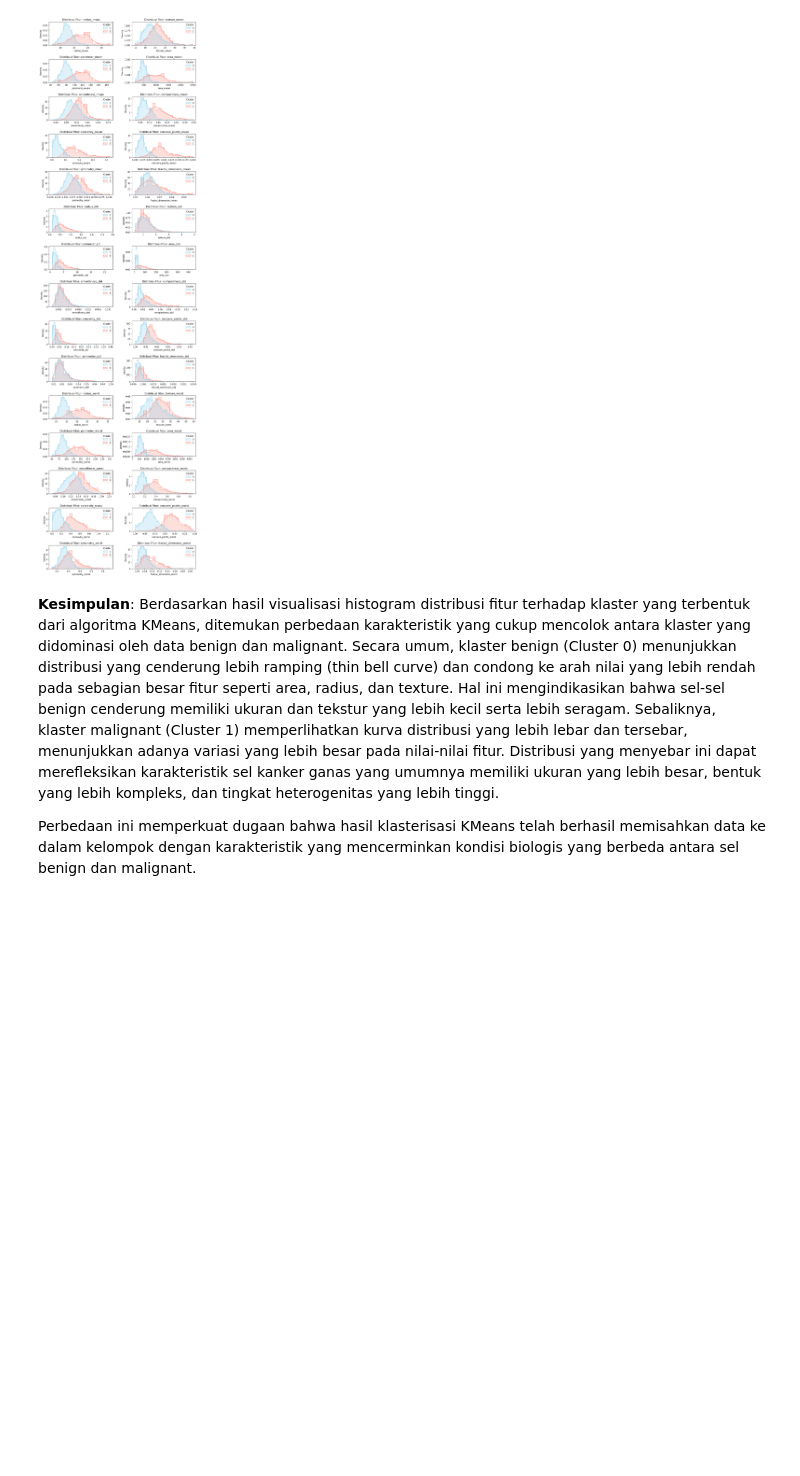
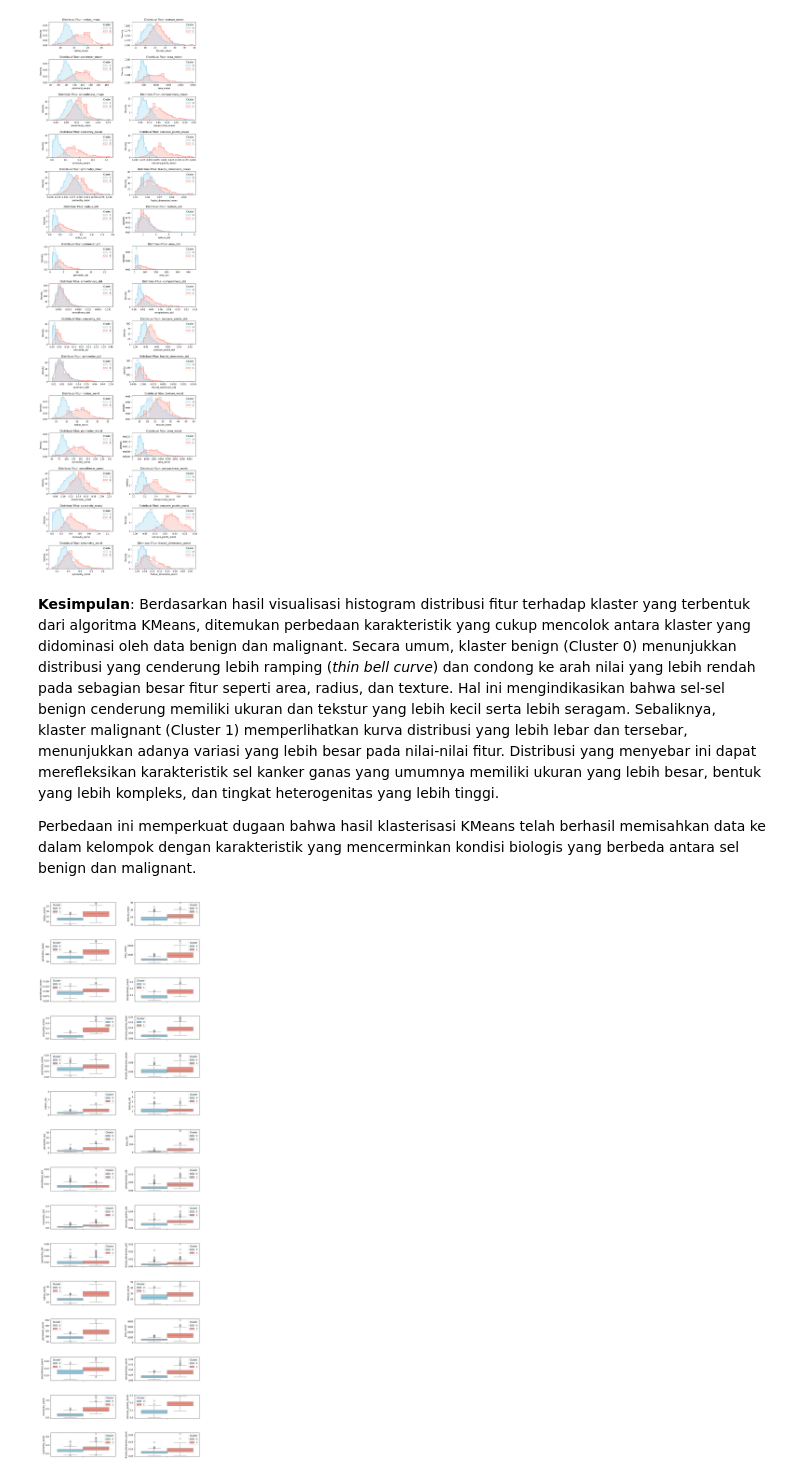
Before and after one commit to itsqal/analisa-tumor-klasifikasi-clustering, a Jupyter notebook: Analisis Prediktif dan Segmentasi Data Kanker Payudara.ipynb, the cells around one changed output. Drawn from its saved outputs; the diff is of its cells as text; code cells hidden in the pictures; blank space fills up the shorter version.

```diff
--- a/Analisis Prediktif dan Segmentasi Data Kanker Payudara.ipynb
+++ b/Analisis Prediktif dan Segmentasi Data Kanker Payudara.ipynb
@@ -811,6 +864,25 @@ plt.show()
 # %% [output]
 [figure]
 # %% [markdown]
-**Kesimpulan**: Berdasarkan hasil visualisasi histogram distribusi fitur terhadap klaster yang terbentuk dari algoritma KMeans, ditemukan perbedaan karakteristik yang cukup mencolok antara klaster yang didominasi oleh data benign dan malignant. Secara umum, klaster benign (Cluster 0) menunjukkan distribusi yang cenderung lebih ramping (thin bell curve) dan condong ke arah nilai yang lebih rendah pada sebagian besar fitur seperti area, radius, dan texture. Hal ini mengindikasikan bahwa sel-sel benign cenderung memiliki ukuran dan tekstur yang lebih kecil serta lebih seragam. Sebaliknya, klaster malignant (Cluster 1) memperlihatkan kurva distribusi yang lebih lebar dan tersebar, menunjukkan adanya variasi yang lebih besar pada nilai-nilai fitur. Distribusi yang menyebar ini dapat merefleksikan karakteristik sel kanker ganas yang umumnya memiliki ukuran yang lebih besar, bentuk yang lebih kompleks, dan tingkat heterogenitas yang lebih tinggi.
+**Kesimpulan**: Berdasarkan hasil visualisasi histogram distribusi fitur terhadap klaster yang terbentuk dari algoritma KMeans, ditemukan perbedaan karakteristik yang cukup mencolok antara klaster yang didominasi oleh data benign dan malignant. Secara umum, klaster benign (Cluster 0) menunjukkan distribusi yang cenderung lebih ramping (*thin bell curve*) dan condong ke arah nilai yang lebih rendah pada sebagian besar fitur seperti area, radius, dan texture. Hal ini mengindikasikan bahwa sel-sel benign cenderung memiliki ukuran dan tekstur yang lebih kecil serta lebih seragam. Sebaliknya, klaster malignant (Cluster 1) memperlihatkan kurva distribusi yang lebih lebar dan tersebar, menunjukkan adanya variasi yang lebih besar pada nilai-nilai fitur. Distribusi yang menyebar ini dapat merefleksikan karakteristik sel kanker ganas yang umumnya memiliki ukuran yang lebih besar, bentuk yang lebih kompleks, dan tingkat heterogenitas yang lebih tinggi.
 
 Perbedaan ini memperkuat dugaan bahwa hasil klasterisasi KMeans telah berhasil memisahkan data ke dalam kelompok dengan karakteristik yang mencerminkan kondisi biologis yang berbeda antara sel benign dan malignant.
+# %%
+# Analisa boxplot fitur kedua cluster
+columns = X.columns
+
+fig, axs = plt.subplots(15, 2, figsize=(12, 45), facecolor='w', edgecolor='k')
+plt.subplots_adjust(wspace=0.3, hspace=0.6)
+
+axs = axs.ravel()
+
+for i, column in enumerate(columns):
+    sns.boxplot(hue='Cluster',
+                y=column,
+                data=df_clustered,
+                palette=['Skyblue', 'Salmon'],
+                ax=axs[i])
+
+plt.show()
+# %% [output]
+[figure, added]
```
Also changed, not shown: parts of 21 cells of this notebook.
